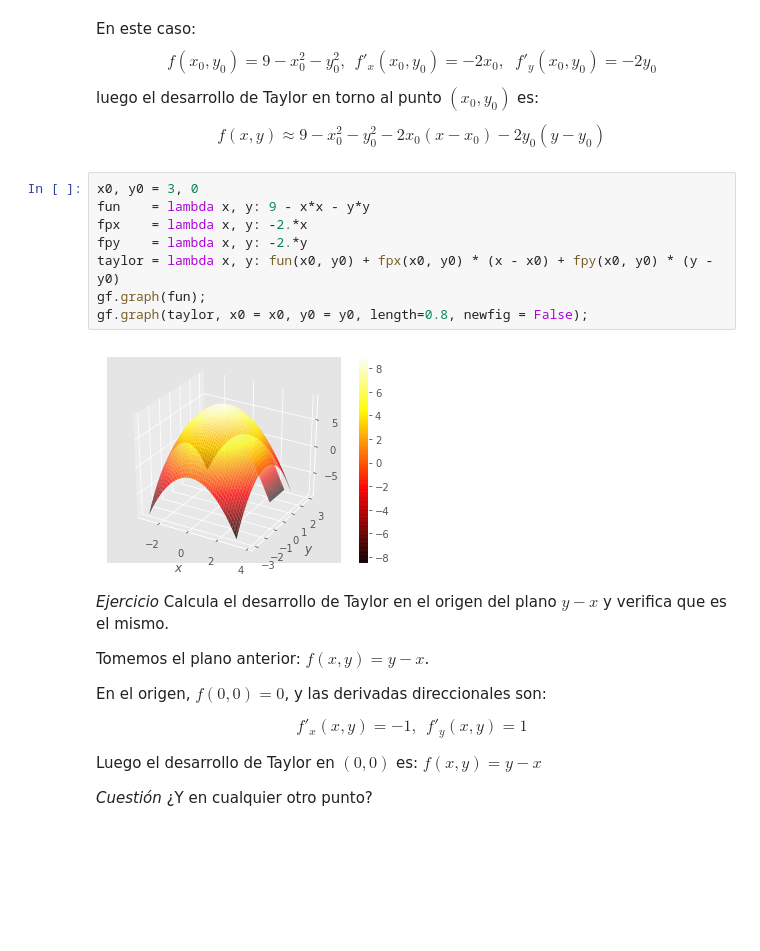
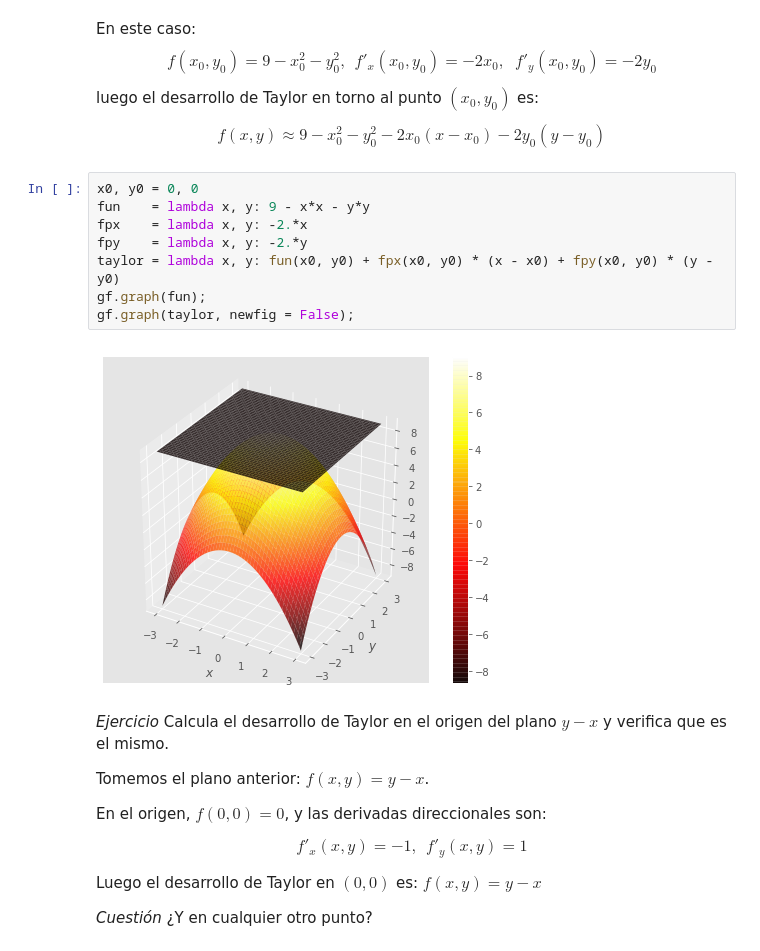
Before and after one commit to jahernando/USC-MMIII, a Jupyter notebook: tderivadas_direccional_diferencial.ipynb, the cells around one changed output. Saved outputs shown, nothing was run; the diff lists cells and outputs as text; blank space fills up the shorter version.

```diff
--- a/tderivadas_direccional_diferencial.ipynb
+++ b/tderivadas_direccional_diferencial.ipynb
@@ -473,15 +474,15 @@ $$
 f(x, y) \approx 9 -x^2_0 - y^2_0 - 2 x_0 (x - x_0) - 2 y_0 ( y - y_0)
 $$
 # %%
-x0, y0 = 3, 0
+x0, y0 = 0, 0
 fun    = lambda x, y: 9 - x*x - y*y
 fpx    = lambda x, y: -2.*x
 fpy    = lambda x, y: -2.*y
 taylor = lambda x, y: fun(x0, y0) + fpx(x0, y0) * (x - x0) + fpy(x0, y0) * (y -y0)
 gf.graph(fun);
-gf.graph(taylor, x0 = x0, y0 = y0, length=0.8, newfig = False);
+gf.graph(taylor, newfig = False);
 # %% [output]
-[figure, old version]
+[figure, new version]
 # %% [markdown]
 *Ejercicio* Calcula el desarrollo de Taylor en el origen del plano $y -x$ y verifica que es el mismo.
 
```
Also changed, not shown: parts of 18 cells of this notebook, 4 other files.
